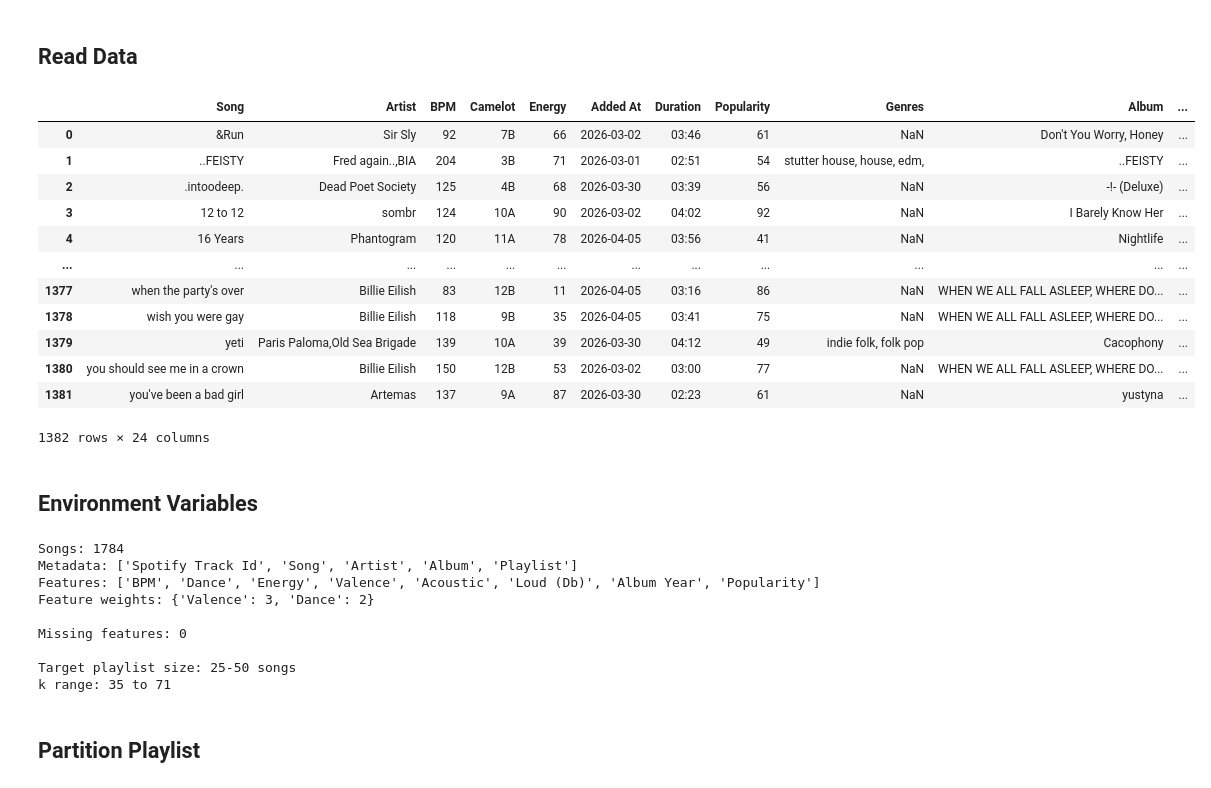
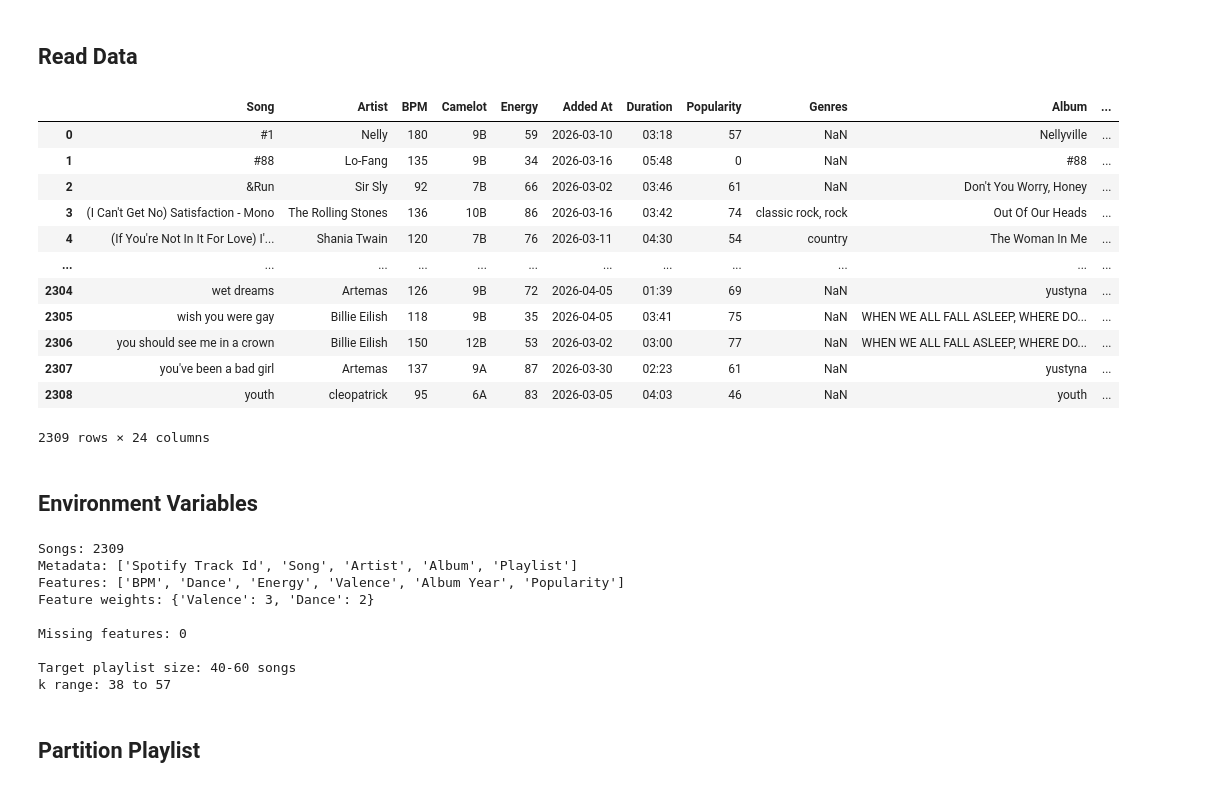
Before and after one commit to kaseymallette/music-taste-profile, a Jupyter notebook: notebooks/03_partition_generator.ipynb, the cells around one changed output. Cells and saved outputs as stored; diff of their text form; code cells hidden in the pictures.

```diff
--- a/notebooks/03_partition_generator.ipynb
+++ b/notebooks/03_partition_generator.ipynb
@@ -25,31 +25,31 @@ from itertools import combinations
 # %% [markdown]
 ## Read Data
 # %%
-df_playlist = pd.read_csv('../data/mixed_playlist.csv')
+df_playlist = pd.read_csv('../data/music_library.csv')
 df_playlist
 # %% [output]
 |  | Song | Artist | BPM | Camelot | Energy | Added At | Duration | Popularity | Genres | Album | ... |
-| 0 | &Run | Sir Sly | 92 | 7B | 66 | 2026-03-02 | 03:46 | 61 | NaN | Don't You Worry, Honey | ... |
-| 1 | ..FEISTY | Fred again..,BIA | 204 | 3B | 71 | 2026-03-01 | 02:51 | 54 | stutter house, house, edm, | ..FEISTY | ... |
-| 2 | .intoodeep. | Dead Poet Society | 125 | 4B | 68 | 2026-03-30 | 03:39 | 56 | NaN | -!- (Deluxe) | ... |
-| 3 | 12 to 12 | sombr | 124 | 10A | 90 | 2026-03-02 | 04:02 | 92 | NaN | I Barely Know Her | ... |
-| 4 | 16 Years | Phantogram | 120 | 11A | 78 | 2026-04-05 | 03:56 | 41 | NaN | Nightlife | ... |
+| 0 | #1 | Nelly | 180 | 9B | 59 | 2026-03-10 | 03:18 | 57 | NaN | Nellyville | ... |
+| 1 | #88 | Lo-Fang | 135 | 9B | 34 | 2026-03-16 | 05:48 | 0 | NaN | #88 | ... |
+| 2 | &Run | Sir Sly | 92 | 7B | 66 | 2026-03-02 | 03:46 | 61 | NaN | Don't You Worry, Honey | ... |
+| 3 | (I Can't Get No) Satisfaction - Mono | The Rolling Stones | 136 | 10B | 86 | 2026-03-16 | 03:42 | 74 | classic rock, rock | Out Of Our Heads | ... |
+| 4 | (If You're Not In It For Love) I'... | Shania Twain | 120 | 7B | 76 | 2026-03-11 | 04:30 | 54 | country | The Woman In Me | ... |
 | ... | ... | ... | ... | ... | ... | ... | ... | ... | ... | ... | ... |
-| 1377 | when the party's over | Billie Eilish | 83 | 12B | 11 | 2026-04-05 | 03:16 | 86 | NaN | WHEN WE ALL FALL ASLEEP, WHERE DO... | ... |
-| 1378 | wish you were gay | Billie Eilish | 118 | 9B | 35 | 2026-04-05 | 03:41 | 75 | NaN | WHEN WE ALL FALL ASLEEP, WHERE DO... | ... |
-| 1379 | yeti | Paris Paloma,Old Sea Brigade | 139 | 10A | 39 | 2026-03-30 | 04:12 | 49 | indie folk, folk pop | Cacophony | ... |
-| 1380 | you should see me in a crown | Billie Eilish | 150 | 12B | 53 | 2026-03-02 | 03:00 | 77 | NaN | WHEN WE ALL FALL ASLEEP, WHERE DO... | ... |
-| 1381 | you've been a bad girl | Artemas | 137 | 9A | 87 | 2026-03-30 | 02:23 | 61 | NaN | yustyna | ... |
+| 2304 | wet dreams | Artemas | 126 | 9B | 72 | 2026-04-05 | 01:39 | 69 | NaN | yustyna | ... |
+| 2305 | wish you were gay | Billie Eilish | 118 | 9B | 35 | 2026-04-05 | 03:41 | 75 | NaN | WHEN WE ALL FALL ASLEEP, WHERE DO... | ... |
+| 2306 | you should see me in a crown | Billie Eilish | 150 | 12B | 53 | 2026-03-02 | 03:00 | 77 | NaN | WHEN WE ALL FALL ASLEEP, WHERE DO... | ... |
+| 2307 | you've been a bad girl | Artemas | 137 | 9A | 87 | 2026-03-30 | 02:23 | 61 | NaN | yustyna | ... |
+| 2308 | youth | cleopatrick | 95 | 6A | 83 | 2026-03-05 | 04:03 | 46 | NaN | youth | ... |
-1382 rows × 24 columns
+2309 rows × 24 columns
 # %% [markdown]
 ## Environment Variables
 # %%
 # === CONFIG ===
 METADATA = ['Spotify Track Id', 'Song', 'Artist', 'Album', 'Playlist']
-FEATURES = ['BPM', 'Dance', 'Energy', 'Valence', 'Acoustic', 'Loud (Db)', 'Album Year', 'Popularity']
+FEATURES = ['BPM', 'Dance', 'Energy', 'Valence', 'Album Year', 'Popularity']
 FEATURE_WEIGHTS = {'Valence': 3, 'Dance': 2}
-TARGET_MIN = 25 # smallest playlist size
-TARGET_MAX = 50 # largest playlist size
+TARGET_MIN = 40 # smallest playlist size
+TARGET_MAX = 60 # largest playlist size
 
 # === N CLUSTERS ===
 n_songs = len(df_playlist)
@@ -72,15 +72,15 @@ print(f"\nMissing features: {df_playlist[FEATURES].isna().sum().sum()}")
 print(f"\nTarget playlist size: {TARGET_MIN}-{TARGET_MAX} songs")
 print(f"k range: {k_min} to {k_max}")
 # %% [output]
-Songs: 1784
+Songs: 2309
 Metadata: ['Spotify Track Id', 'Song', 'Artist', 'Album', 'Playlist']
-Features: ['BPM', 'Dance', 'Energy', 'Valence', 'Acoustic', 'Loud (Db)', 'Album Year', 'Popularity']
+Features: ['BPM', 'Dance', 'Energy', 'Valence', 'Album Year', 'Popularity']
 Feature weights: {'Valence': 3, 'Dance': 2}
 
 Missing features: 0
 
-Target playlist size: 25-50 songs
-k range: 35 to 71
+Target playlist size: 40-60 songs
+k range: 38 to 57
 # %% [markdown]
 ## Partition Playlist
 # %% [markdown]
```
Also changed, not shown: parts of 22 cells of this notebook.
